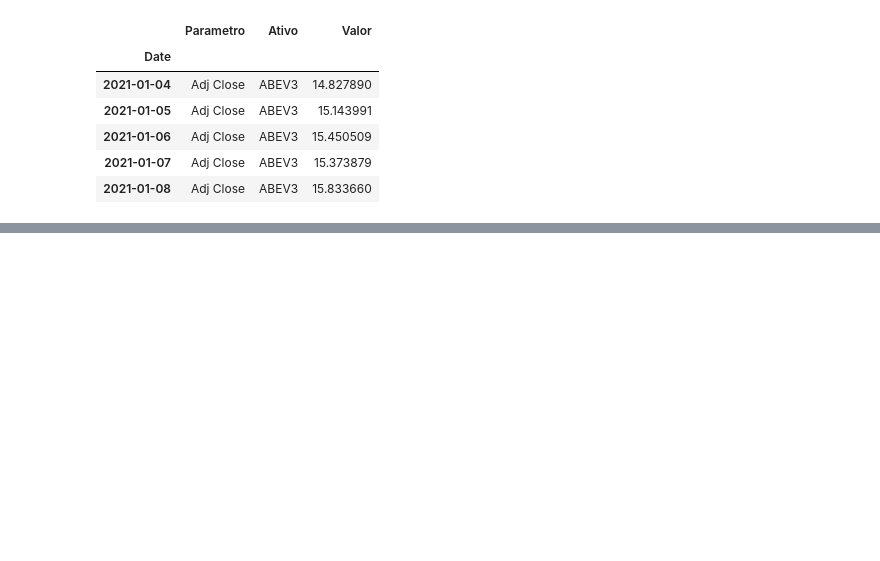
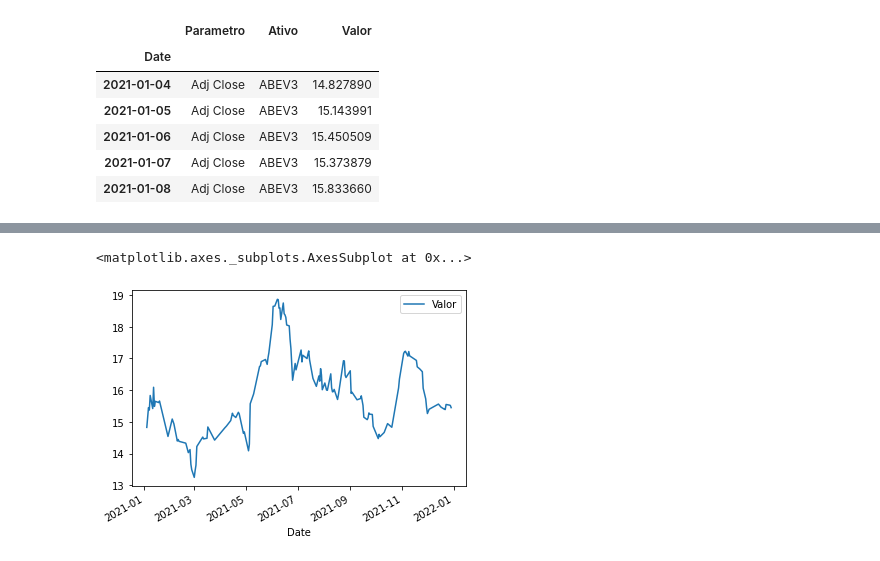
Before and after one commit to andrejuniorba/Python-CienciaDeDados, a Jupyter notebook: Manipulação_de_Dados.ipynb, the cells around one changed output, grey strips where cells are left out. Cells and saved outputs as stored; diff of their text form; code cells hidden in the pictures; blank space fills up the shorter version.

```diff
--- a/Manipulação_de_Dados.ipynb
+++ b/Manipulação_de_Dados.ipynb
@@ -1199,3 +1199,5 @@ sem_duplicatas.head()
 | 2021-01-06 | Adj Close | ABEV3 | 15.450509 |
 | 2021-01-07 | Adj Close | ABEV3 | 15.373879 |
 | 2021-01-08 | Adj Close | ABEV3 | 15.833660 |
+# %%
+abev = sem_duplicatas[(sem_duplicatas['Ativo'] == 'ABEV3') & (sem_duplicatas['Parametro'] == 'Adj Close')]
@@ -1201,0 +1221,5 @@ sem_duplicatas.head()
+# %%
+abev.plot()
+# %% [output]
+<matplotlib.axes._subplots.AxesSubplot at 0x...>
+[figure, added]
```
Also changed, not shown: parts of 7 cells of this notebook.
